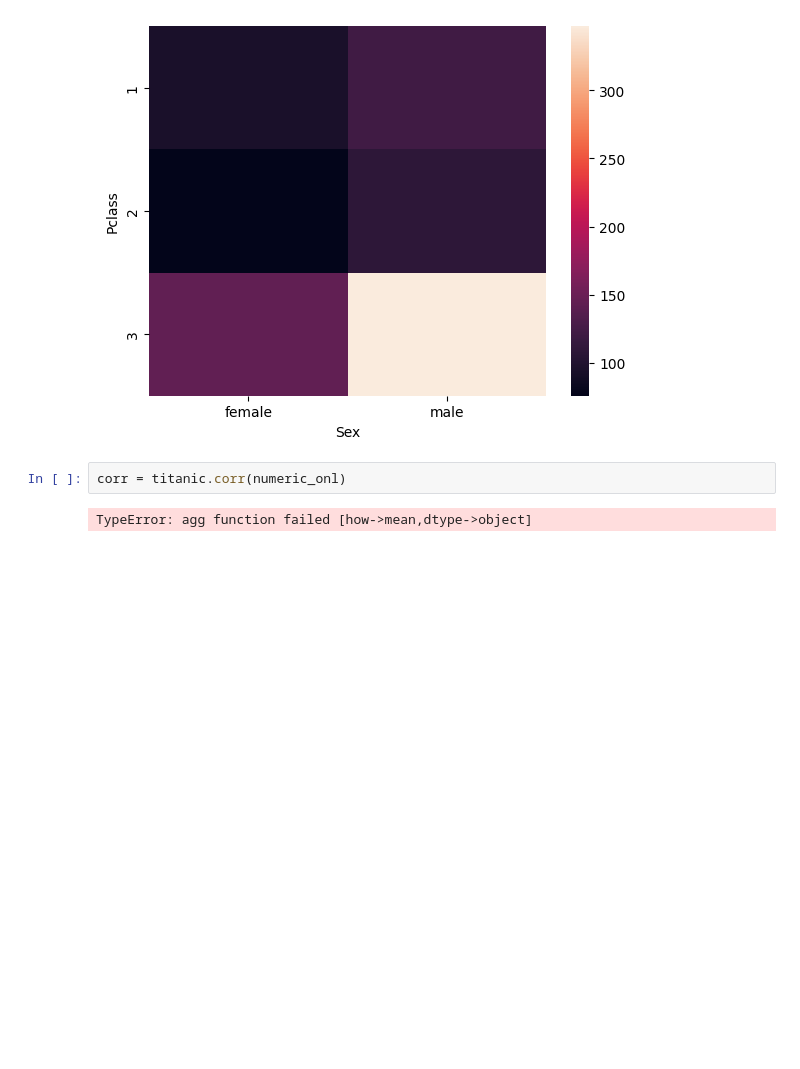
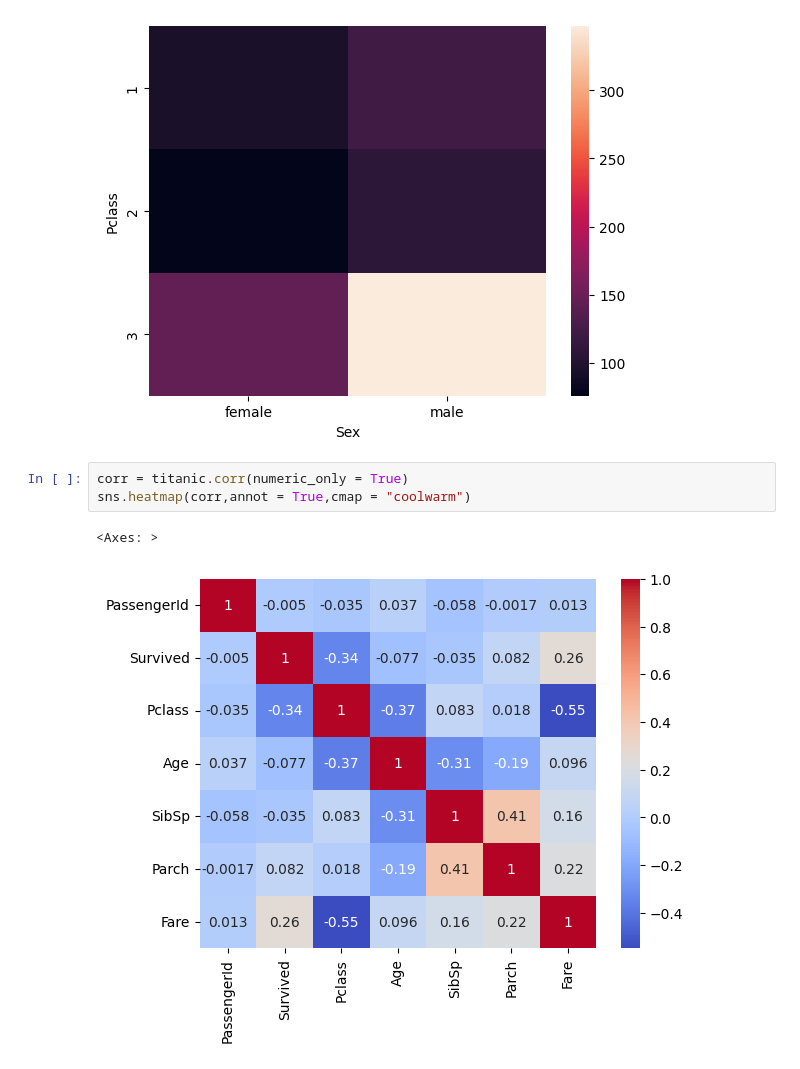
Before and after one commit to red445992/Ml-Basics, a Jupyter notebook: EDA/Bivariate.ipynb, the cells around one changed output. Cells and saved outputs as stored; diff of their text form; blank space fills up the shorter version.

```diff
--- a/EDA/Bivariate.ipynb
+++ b/EDA/Bivariate.ipynb
@@ -98,6 +98,8 @@ sns.heatmap(pd.crosstab(titanic['Pclass'],titanic['Sex']))
 <Axes: xlabel='Sex', ylabel='Pclass'>
 [figure]
 # %%
-corr = titanic.corr(numeric_onl)
+corr = titanic.corr(numeric_only = True)
+sns.heatmap(corr,annot = True,cmap = "coolwarm")
 # %% [output]
-TypeError: agg function failed [how->mean,dtype->object]
+<Axes: >
+[figure, added]
```
Also changed, not shown: 1 other file.
